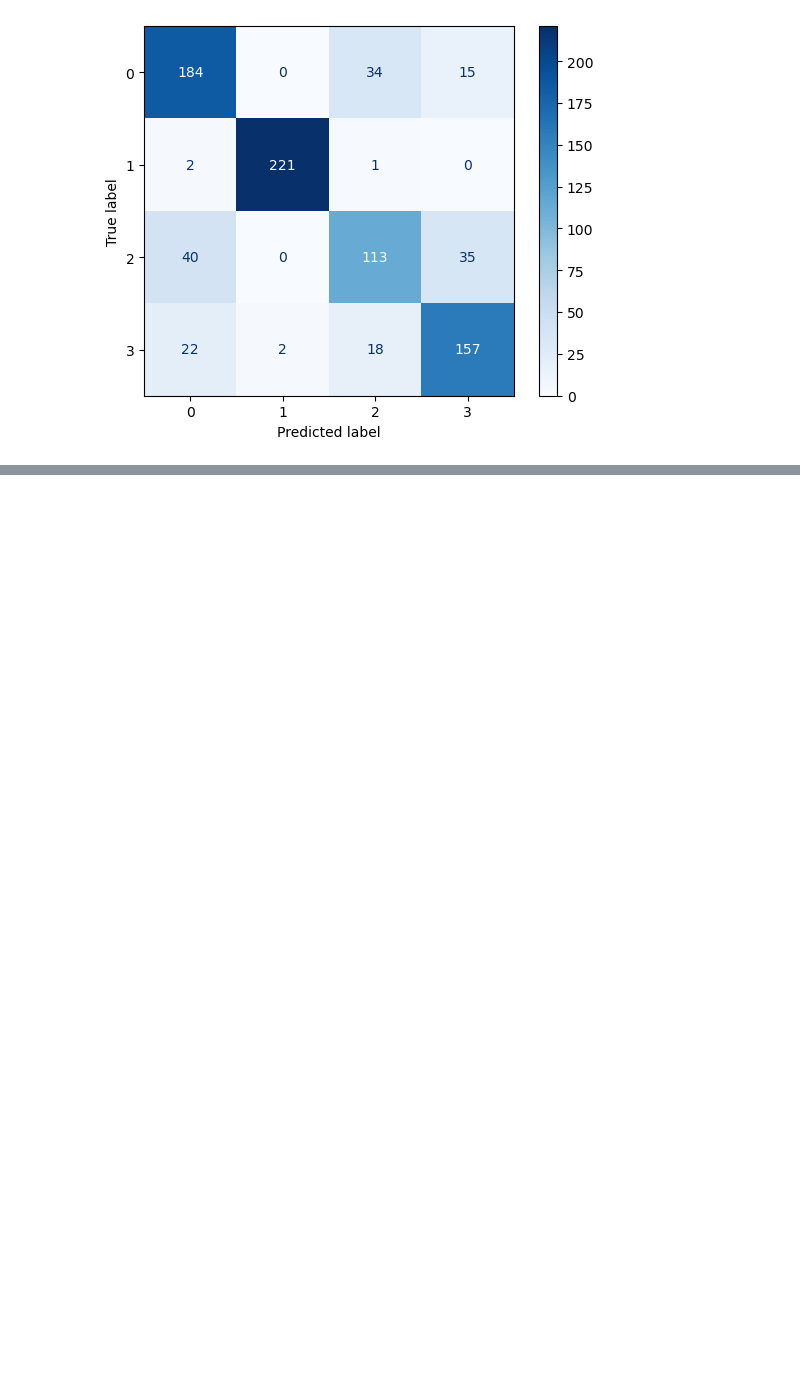
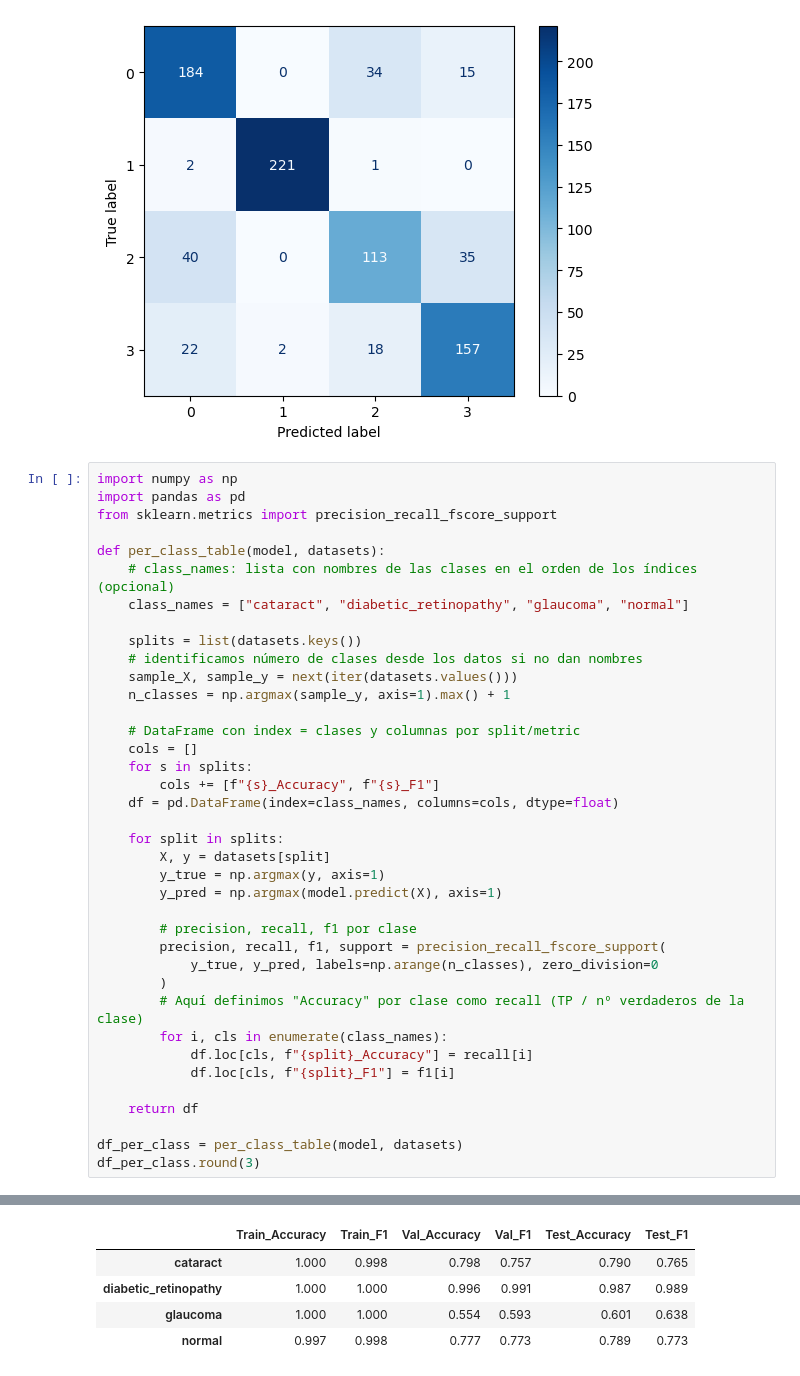
Before and after one commit to ropas5/eye_diseases_classification_trabajo_DL, a Jupyter notebook: notebooks/modelo_3.ipynb, the cells around one changed output, grey strips where cells are left out. Cells and saved outputs as stored; diff of their text form; blank space fills up the shorter version.

Commit message:
Añadimos tabla de resutado de las metricas por categoria

```diff
--- a/notebooks/modelo_3.ipynb
+++ b/notebooks/modelo_3.ipynb
@@ -165,3 +165,42 @@ ConfusionMatrixDisplay(cm).plot(cmap="Blues")
 27/27 ━━━━━━━━━━━━━━━━━━━━ 0s 9ms/step
 <sklearn.metrics._plot.confusion_matrix.ConfusionMatrixDisplay at 0x...>
 [figure]
+# %%
+import numpy as np
+import pandas as pd
+from sklearn.metrics import precision_recall_fscore_support
+
+def per_class_table(model, datasets):
+    # class_names: lista con nombres de las clases en el orden de los índices (opcional)
+    class_names = ["cataract", "diabetic_retinopathy", "glaucoma", "normal"]
+
+    splits = list(datasets.keys())
+    # identificamos número de clases desde los datos si no dan nombres
+    sample_X, sample_y = next(iter(datasets.values()))
+    n_classes = np.argmax(sample_y, axis=1).max() + 1
+
+    # DataFrame con index = clases y columnas por split/metric
+    cols = []
+    for s in splits:
+        cols += [f"{s}_Accuracy", f"{s}_F1"]
+    df = pd.DataFrame(index=class_names, columns=cols, dtype=float)
+
+    for split in splits:
+        X, y = datasets[split]
+        y_true = np.argmax(y, axis=1)
+        y_pred = np.argmax(model.predict(X), axis=1)
+
+        # precision, recall, f1 por clase
+        precision, recall, f1, support = precision_recall_fscore_support(
+            y_true, y_pred, labels=np.arange(n_classes), zero_division=0
+        )
+        # Aquí definimos "Accuracy" por clase como recall (TP / nº verdaderos de la clase)
+        for i, cls in enumerate(class_names):
+            df.loc[cls, f"{split}_Accuracy"] = recall[i]
+            df.loc[cls, f"{split}_F1"] = f1[i]
+
+    return df
+
+df_per_class = per_class_table(model, datasets)
+df_per_class.round(3)
+# %% [output]
@@ -167,0 +210,5 @@ ConfusionMatrixDisplay(cm).plot(cmap="Blues")
+|  | Train_Accuracy | Train_F1 | Val_Accuracy | Val_F1 | Test_Accuracy | Test_F1 |
+| cataract | 1.000 | 0.998 | 0.798 | 0.757 | 0.790 | 0.765 |
+| diabetic_retinopathy | 1.000 | 1.000 | 0.996 | 0.991 | 0.987 | 0.989 |
+| glaucoma | 1.000 | 1.000 | 0.554 | 0.593 | 0.601 | 0.638 |
+| normal | 0.997 | 0.998 | 0.777 | 0.773 | 0.789 | 0.773 |
```
Also changed, not shown: parts of 1 cell of this notebook.
